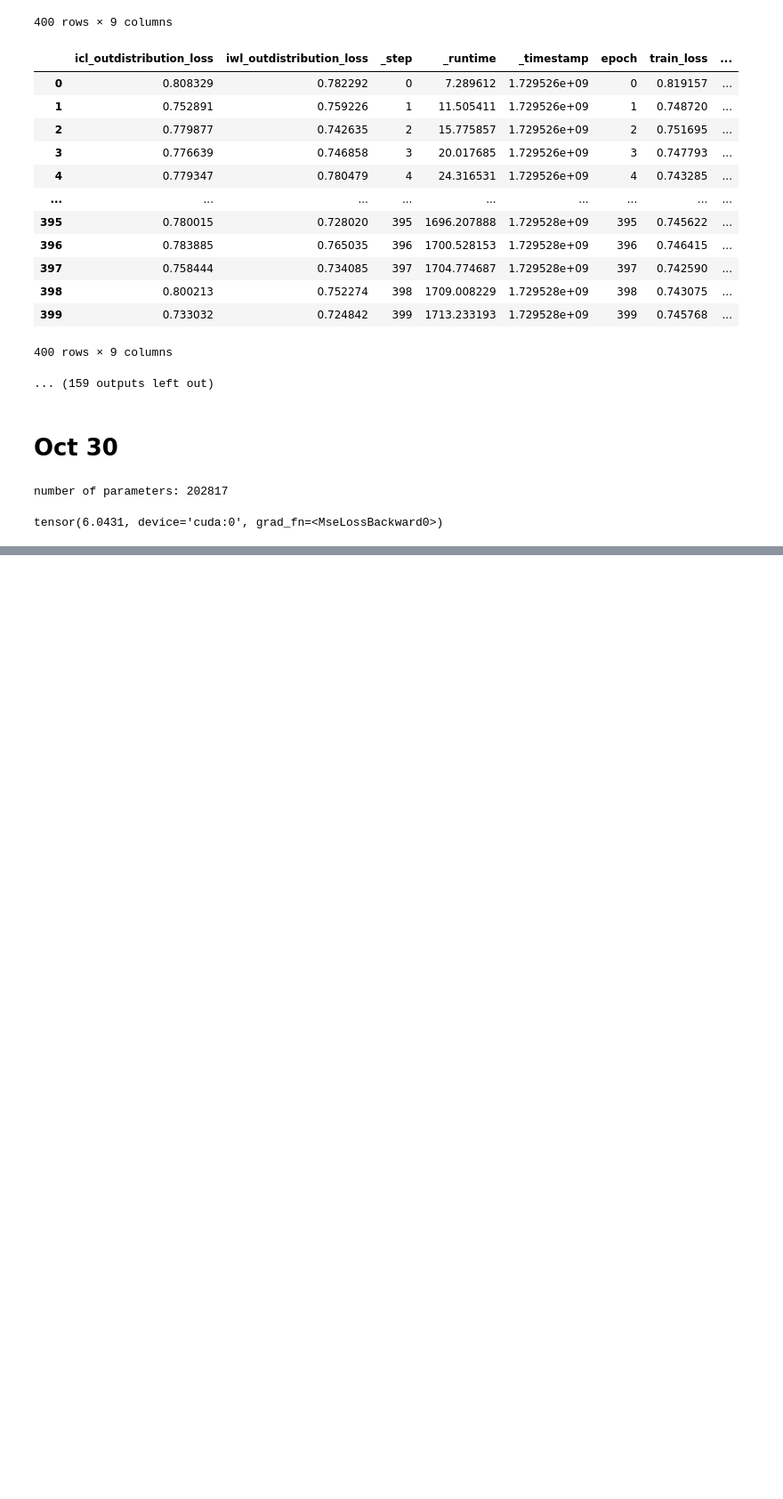
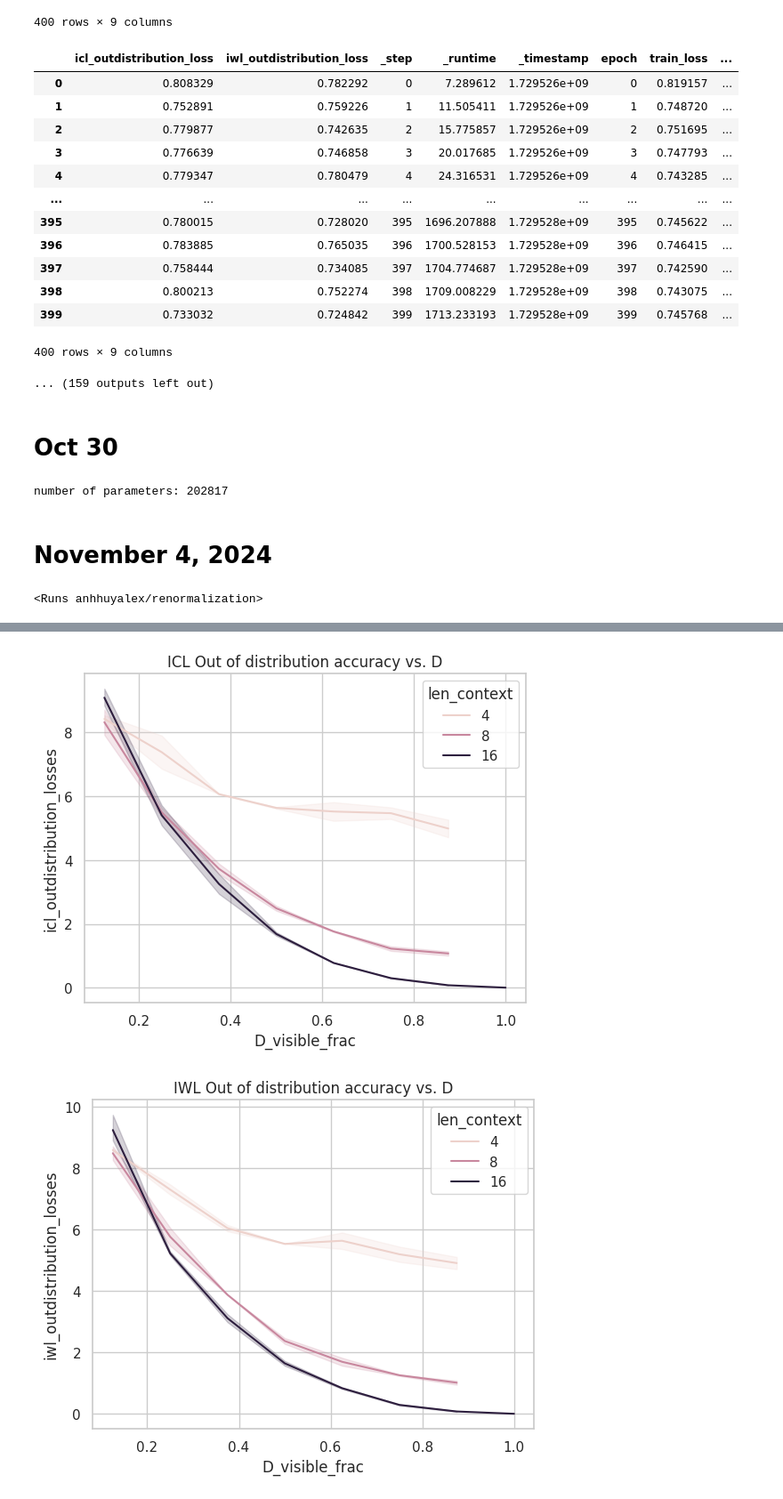
Before and after one commit to anhhuyalex/renormalization, a Jupyter notebook: specialization_icl/analysis.ipynb, the cells around one changed output, grey strips where cells are left out. Shown at 89% size. Cells and saved outputs as stored; diff of their text form; code cells hidden in the pictures; blank space fills up the shorter version.

```diff
--- a/specialization_icl/analysis.ipynb
+++ b/specialization_icl/analysis.ipynb
@@ -550,7 +550,71 @@ for i, (seq, target, _) in enumerate(train_loader):
     loss = criterion(preds, target)
 # %% [output]
 number of parameters: 202817
-# %%
-loss
-# %% [output]
-tensor(6.0431, device='cuda:0', grad_fn=<MseLossBackward0>)
+# %% [markdown]
+# November 4, 2024
+# %%
+import wandb
+import seaborn as sns
+import matplotlib.pyplot as plt
+import numpy as np
+import pandas as pd
+api = wandb.Api(timeout=29)
+ENTITY = "anhhuyalex"
+PROJECT = "renormalization"
+# Filter runs by group name
+runs = api.runs(f"{ENTITY}/{PROJECT}", filters={"group": "linreg_nov4_specgen_bias_True"})
+print (runs)
+# Download specific data from each run
+icl_indistribution_losses, icl_outdistribution_losses = [], []
+iwl_indistribution_losses, iwl_outdistribution_losses = [], []
+D_visible_fracs = []
+len_contexts = []
+for run in runs:
+    if "train_loss" not in run.summary:
+        continue
+    N=run.config["len_context"]
+    if type(run.summary[f"icl_outdistribution_loss_{N-1}"]) != float: continue
+    #print ("step",run.summary["_step"])
+    try:
+
+        D_visible_fracs.append(run.config["D_visible"] / run.config["D_sum"])
+
+        len_contexts.append (N)
+
+
+        icl_indistribution_losses.append(run.summary[f"icl_indistribution_loss_{N-1}"])
+        icl_outdistribution_losses.append(run.summary[f"icl_outdistribution_loss_{N-1}"])
+        iwl_indistribution_losses.append(run.summary[f"iwl_indistribution_loss_{N-1}"])
+        iwl_outdistribution_losses.append(run.summary[f"iwl_outdistribution_loss_{N-1}"])
+    except Exception as e:
+        print(e)
+datf = pd.DataFrame({"icl_indistribution_losses": icl_indistribution_losses,
+                    "icl_outdistribution_losses": icl_outdistribution_losses,
+                    "iwl_indistribution_losses": iwl_indistribution_losses,
+                    "iwl_outdistribution_losses": iwl_outdistribution_losses,
+                    "D_visible_frac": D_visible_fracs,
+                    "len_context": len_contexts
+                    })
+datf = datf.dropna()
+display(datf)
+
+def plot():
+    df = datf
+    sns.set_theme(style="whitegrid")
+    fig,ax = plt.subplots( )
+
+    sns.lineplot( data=df, y="icl_outdistribution_losses", x= "D_visible_frac", hue="len_context", ax = ax, markers="o")
+    plt.title("ICL Out of distribution accuracy vs. D")
+    plt.show()
+    fig,ax = plt.subplots( )
+    sns.lineplot( data=df, y="iwl_outdistribution_losses", x= "D_visible_frac", hue="len_context", ax = ax, markers="o")
+    plt.title("IWL Out of distribution accuracy vs. D")
+    plt.show()
+    # plt.ylim(0,1)
+
+    # ax.legend(loc="lower right")
+
+
+plot()
+# %% [output]
+<Runs anhhuyalex/renormalization>
@@ -556,0 +638,2 @@ tensor(6.0431, device='cuda:0', grad_fn=<MseLossBackward0>)
+[figure, added]
+[figure, added]
```
Also changed, not shown: parts of 1 cell of this notebook, 1 other file.
